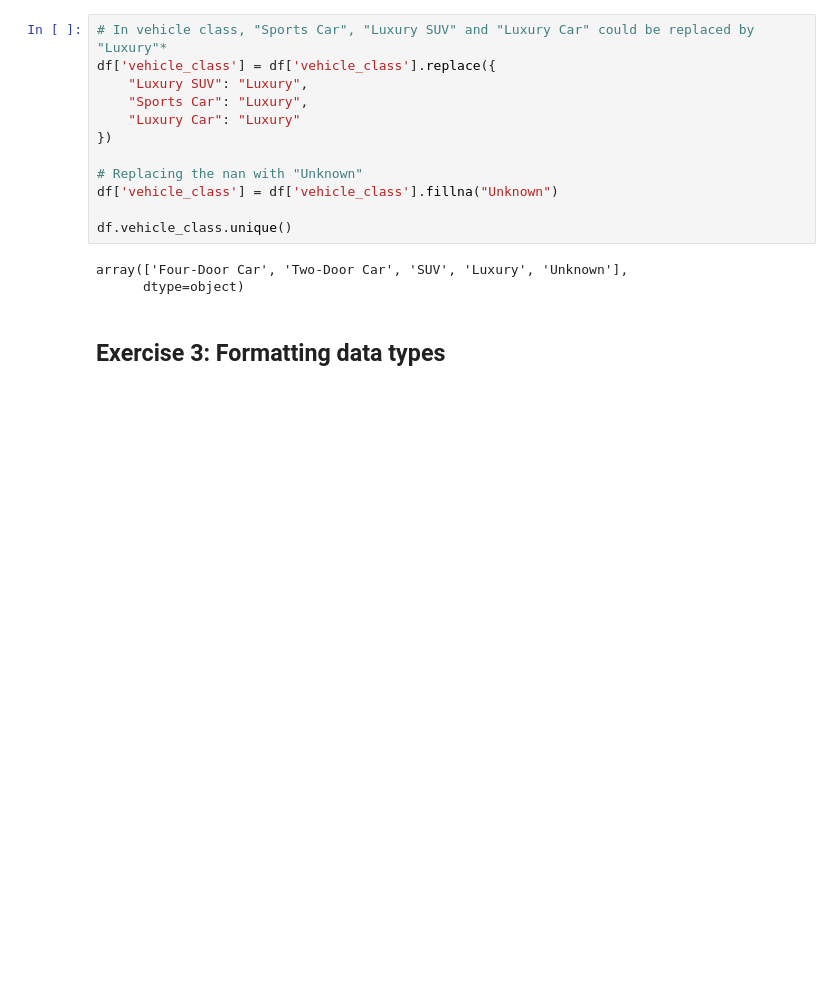
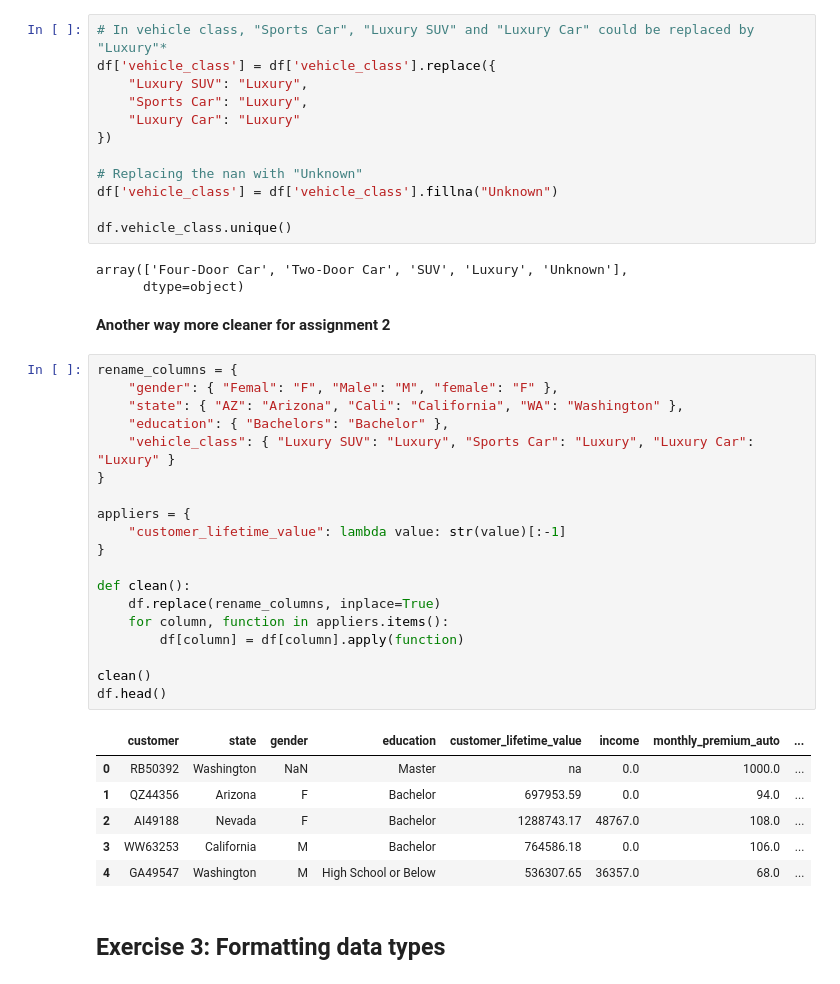
Before and after one commit to SheryllD/lab-dw-data-cleaning-and-formatting, a Jupyter notebook: lab-dw-data-cleaning-and-formatting.ipynb, the cells around one changed output. Drawn from its saved outputs; the diff is of its cells as text; blank space fills up the shorter version.

Commit message:
added another few ways to solve the lab

```diff
--- a/lab-dw-data-cleaning-and-formatting.ipynb
+++ b/lab-dw-data-cleaning-and-formatting.ipynb
@@ -173,6 +173,34 @@ df.vehicle_class.unique()
 # %% [output]
 array(['Four-Door Car', 'Two-Door Car', 'SUV', 'Luxury', 'Unknown'],
       dtype=object)
+# %% [markdown]
+**Another way more cleaner for assignment 2**
+# %%
+rename_columns = {
+    "gender": { "Femal": "F", "Male": "M", "female": "F" },
+    "state": { "AZ": "Arizona", "Cali": "California", "WA": "Washington" },
+    "education": { "Bachelors": "Bachelor" },
+    "vehicle_class": { "Luxury SUV": "Luxury", "Sports Car": "Luxury", "Luxury Car": "Luxury" }
+}
+
+appliers = {
+    "customer_lifetime_value": lambda value: str(value)[:-1]
+}
+
+def clean():
+    df.replace(rename_columns, inplace=True)
+    for column, function in appliers.items():
+        df[column] = df[column].apply(function)
+
+clean()
+df.head()
+# %% [output]
+|  | customer | state | gender | education | customer_lifetime_value | income | monthly_premium_auto | ... |
+| 0 | RB50392 | Washington | NaN | Master | na | 0.0 | 1000.0 | ... |
+| 1 | QZ44356 | Arizona | F | Bachelor | 697953.59 | 0.0 | 94.0 | ... |
+| 2 | AI49188 | Nevada | F | Bachelor | 1288743.17 | 48767.0 | 108.0 | ... |
+| 3 | WW63253 | California | M | Bachelor | 764586.18 | 0.0 | 106.0 | ... |
+| 4 | GA49547 | Washington | M | High School or Below | 536307.65 | 36357.0 | 68.0 | ... |
 # %% [markdown]
 ## Exercise 3: Formatting data types
 # %% [markdown]
```
Also changed, not shown: parts of 6 cells of this notebook.
